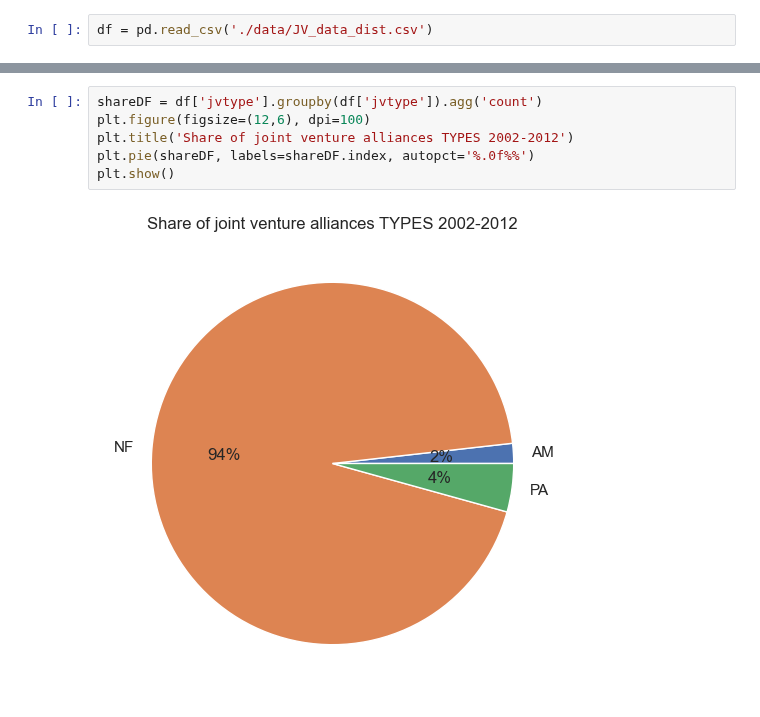
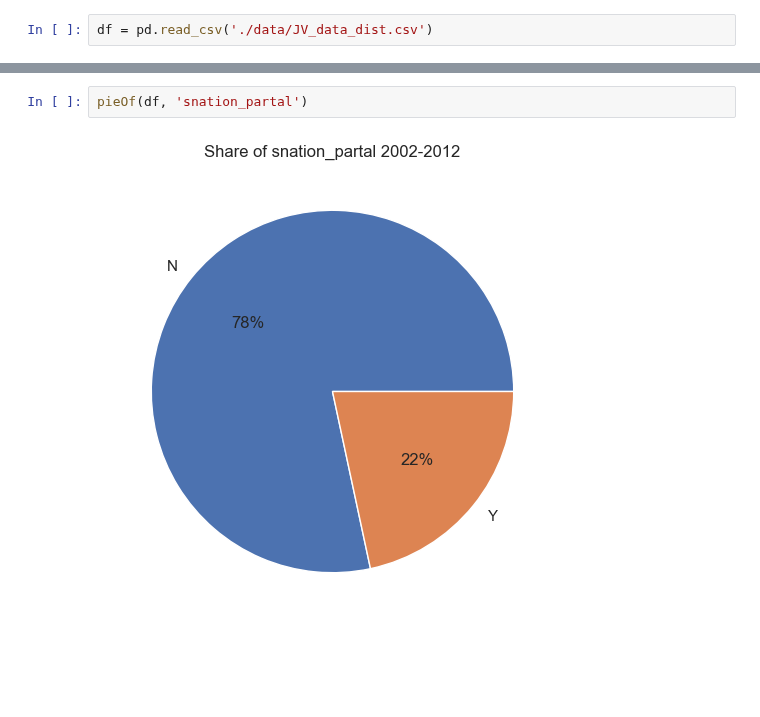
Before and after one commit to bang-a-coder/thesis-analysis, a Jupyter notebook: explore_visual.ipynb, the cells around one changed output, grey strips where cells are left out. Cells and saved outputs as stored; diff of their text form; blank space fills up the shorter version.

```diff
--- a/explore_visual.ipynb
+++ b/explore_visual.ipynb
@@ -48,8 +48,4 @@ pieOf(df, 'jvtype')
-# %%
-shareDF = df['jvtype'].groupby(df['jvtype']).agg('count')
-plt.figure(figsize=(12,6), dpi=100)
-plt.title('Share of joint venture alliances TYPES 2002-2012')
-plt.pie(shareDF, labels=shareDF.index, autopct='%.0f%%')
-plt.show()
-# %% [output]
-[figure, removed]
+# %%
+pieOf(df, 'snation_partal')
+# %% [output]
+[figure, added]
```
Also changed, not shown: parts of 6 cells of this notebook, 2 other files.
